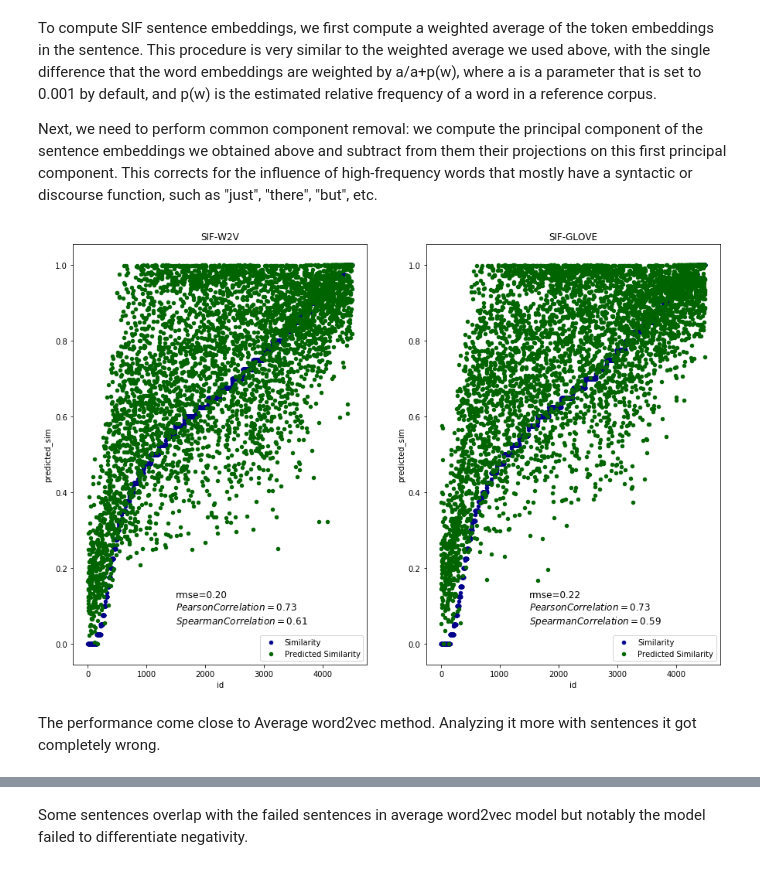
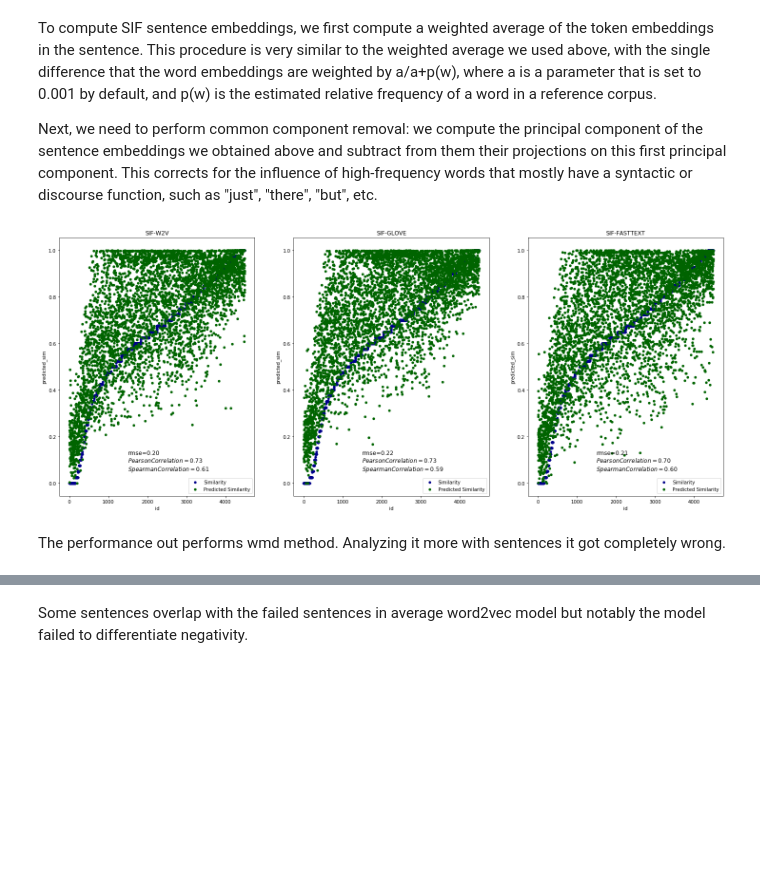
Before and after one commit to TharinduDR/Simple-Sentence-Similarity, a Jupyter notebook: Sentence Similarity.ipynb, the cells around one changed output, grey strips where cells are left out. Cells and saved outputs as stored; diff of their text form; code cells hidden in the pictures; blank space fills up the shorter version.

```diff
--- a/Sentence Similarity.ipynb
+++ b/Sentence Similarity.ipynb
@@ -231,16 +253,18 @@ from matrices.word_vectors.word_movers_distance import run_wmd_benchmark
 benchmarks = [("WMD-W2V", ft.partial(run_wmd_benchmark, model=word2vec, use_stoplist=False)),
               ("WMD-W2V-STOP", ft.partial(run_wmd_benchmark, model=word2vec, use_stoplist=True)),
               ("WMD-GLOVE", ft.partial(run_wmd_benchmark, model=glove, use_stoplist=False)),
-              ("WMD-GLOVE-STOP", ft.partial(run_wmd_benchmark, model=glove, use_stoplist=True)) ]
+              ("WMD-GLOVE-STOP", ft.partial(run_wmd_benchmark, model=glove, use_stoplist=True)),
+              ("WMD-FASTTEXT", ft.partial(run_wmd_benchmark, model=fasttext, use_stoplist=False)),
+              ("WMD-FASTTEXT-STOP", ft.partial(run_wmd_benchmark, model=fasttext, use_stoplist=True))]
 # %%
 import scipy
 
 
-fig, axes = plt.subplots(nrows=2, ncols=2, figsize=(25,25))
+fig, axes = plt.subplots(nrows=3, ncols=2, figsize=(25,25))
 row = 0
 column = 0
 sick_train = normalize(sick_train, ["sim"])
-for i in range(0, 4):
+for i in range(0, 6):
     sims, topic = run_experiment(sick_train, benchmarks[i])
     sick_train['predicted_sim'] = pd.Series(sims).values
     sick_train = normalize(sick_train, ["predicted_sim"])
@@ -258,6 +282,9 @@ for i in range(0, 4):
     if(i >= 2 and i < 4):
         row = 1
         column = i-2
+    if(i >= 4 and i < 6):
+        row = 2
+        column = i-4
 
     sick_train.plot(kind='scatter', x='id', y='sim',color='DarkBlue', label='Similarity', title = topic, ax=axes[row, column]);
     sick_train.plot(kind='scatter', x='id', y='predicted_sim', color='DarkGreen', label='Predicted Similarity', ax=axes[row, column]);
@@ -296,11 +323,11 @@ The problems that we saw in the average word2vec appears here also. Other than t
 import scipy
 
 
-fig, axes = plt.subplots(nrows=2, ncols=2, figsize=(25,25))
+fig, axes = plt.subplots(nrows=3, ncols=2, figsize=(25,25))
 row = 0
 column = 0
 sts_dev = normalize(sts_dev, ["sim"])
-for i in range(0, 4):
+for i in range(0, 6):
     sims, topic = run_experiment(sts_dev, benchmarks[i])
     sts_dev['predicted_sim'] = pd.Series(sims).values
     sts_dev = normalize(sts_dev, ["predicted_sim"])
@@ -318,6 +345,9 @@ for i in range(0, 4):
     if(i >= 2 and i < 4):
         row = 1
         column = i-2
+    if(i >= 4 and i < 6):
+        row = 2
+        column = i-4
 
     sts_dev.plot(kind='scatter', x='id', y='sim',color='DarkBlue', label='Similarity', title = topic, ax=axes[row, column]);
     sts_dev.plot(kind='scatter', x='id', y='predicted_sim', color='DarkGreen', label='Predicted Similarity', ax=axes[row, column]);
@@ -338,37 +368,38 @@ from matrices.word_vectors.smooth_inverse_frequency import run_sif_benchmark
 
 
 benchmarks = [("SIF-W2V", ft.partial(run_sif_benchmark, freqs=frequency, model=word2vec, use_stoplist=False)),
-              ("SIF-GLOVE", ft.partial(run_sif_benchmark, freqs=frequency, model=glove, use_stoplist=False))]
+              ("SIF-GLOVE", ft.partial(run_sif_benchmark, freqs=frequency, model=glove, use_stoplist=False)),
+              ("SIF-FASTTEXT", ft.partial(run_sif_benchmark, freqs=frequency, model=fasttext, use_stoplist=False))]
 # %%
 import scipy
 
 
-fig, axes = plt.subplots(nrows=1, ncols=2, figsize=(15,10))
+fig, axes = plt.subplots(nrows=1, ncols=3, figsize=(25,10))
 row = 0
 column = 0
 sick_train = normalize(sick_train, ["sim"])
-for i in range(0, 2):
+for i in range(0, 3):
     sims, topic = run_experiment(sick_train, benchmarks[i])
     sick_train['predicted_sim'] = pd.Series(sims).values
     sick_train = normalize(sick_train, ["predicted_sim"])
     pearson_correlation = scipy.stats.pearsonr(sims, sick_train['sim'])[0]
     spearman_correlation = scipy.stats.spearmanr(sims, sick_train['sim'])[0]
     rmse = sqrt(mean_squared_error(sick_train['predicted_sim'], sick_train['sim']))
     textstr = 'rmse=%.2f\n$Pearson Correlation=%.2f$\n$Spearman Correlation=%.2f$'%(rmse, pearson_correlation, spearman_correlation)
     sick_train = sick_train.sort_values('sim')
     id = list(range(0, len(sick_train.index)))
     sick_train['id'] = pd.Series(id).values
 
-    if(i < 2):
+    if(i < 3):
         column = i
 
     sick_train.plot(kind='scatter', x='id', y='sim',color='DarkBlue', label='Similarity', title = topic, ax=axes[column]);
     sick_train.plot(kind='scatter', x='id', y='predicted_sim', color='DarkGreen', label='Predicted Similarity', ax=axes[column]);
     axes[column].text(1500, 0.05, textstr, fontsize=12)
 # %% [output]
-[figure, old version]
+[figure, new version]
 # %% [markdown]
-The performance come close to Average word2vec method. Analyzing it more with sentences it got completely wrong.
+The performance out performs wmd method. Analyzing it more with sentences it got completely wrong.
 # %%
 import math
 import numpy as np
```
Also changed, not shown: parts of 30 cells of this notebook, 1 other file.
